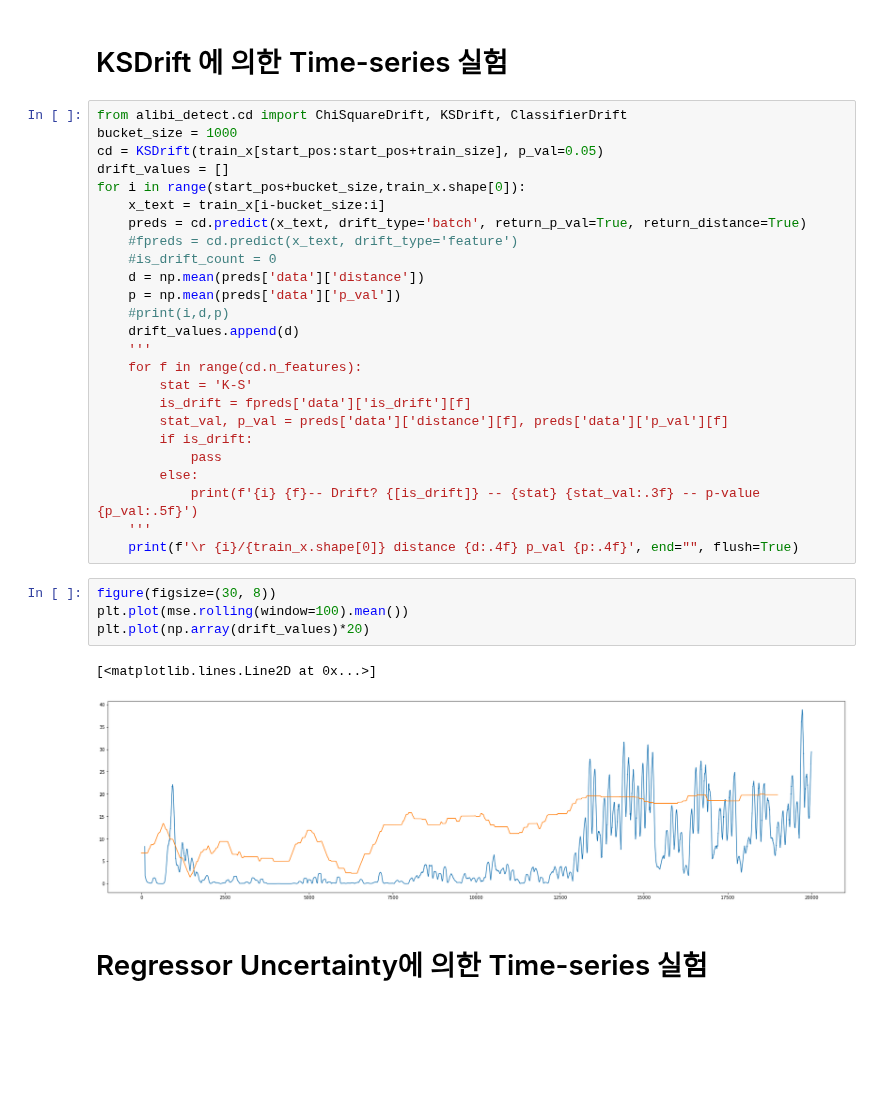
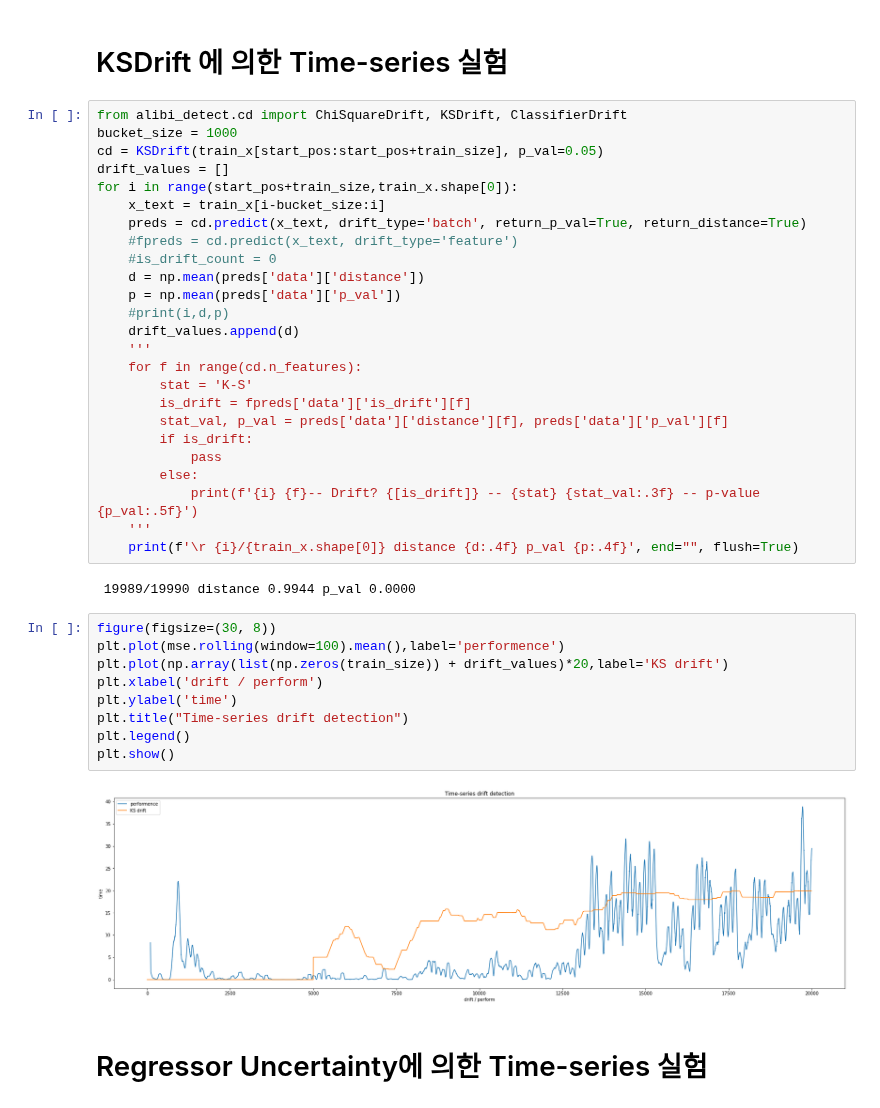
Before and after one commit to dolmani38/drift, a Jupyter notebook: od_prophet_weather.ipynb, the cells around one changed output. Cells and saved outputs as stored; diff of their text form; blank space fills up the shorter version.

```diff
--- a/od_prophet_weather.ipynb
+++ b/od_prophet_weather.ipynb
@@ -227,7 +229,7 @@ from alibi_detect.cd import ChiSquareDrift, KSDrift, ClassifierDrift
 bucket_size = 1000
 cd = KSDrift(train_x[start_pos:start_pos+train_size], p_val=0.05)
 drift_values = []
-for i in range(start_pos+bucket_size,train_x.shape[0]):
+for i in range(start_pos+train_size,train_x.shape[0]):
     x_text = train_x[i-bucket_size:i]
     preds = cd.predict(x_text, drift_type='batch', return_p_val=True, return_distance=True)
     #fpreds = cd.predict(x_text, drift_type='feature')
@@ -247,13 +249,19 @@ for i in range(start_pos+bucket_size,train_x.shape[0]):
             print(f'{i} {f}-- Drift? {[is_drift]} -- {stat} {stat_val:.3f} -- p-value {p_val:.5f}')
     '''
     print(f'\r {i}/{train_x.shape[0]} distance {d:.4f} p_val {p:.4f}', end="", flush=True)
+# %% [output]
+ 19989/19990 distance 0.9944 p_val 0.0000
 # %%
 figure(figsize=(30, 8))
-plt.plot(mse.rolling(window=100).mean())
-plt.plot(np.array(drift_values)*20)
+plt.plot(mse.rolling(window=100).mean(),label='performence')
+plt.plot(np.array(list(np.zeros(train_size)) + drift_values)*20,label='KS drift')
+plt.xlabel('drift / perform')
+plt.ylabel('time')
+plt.title("Time-series drift detection")
+plt.legend()
+plt.show()
 # %% [output]
-[<matplotlib.lines.Line2D at 0x...>]
-[figure, old version]
+[figure, new version]
 # %% [markdown]
 # Regressor Uncertainty에 의한 Time-series 실험
 # %%
```
Also changed, not shown: parts of 4 cells of this notebook.
